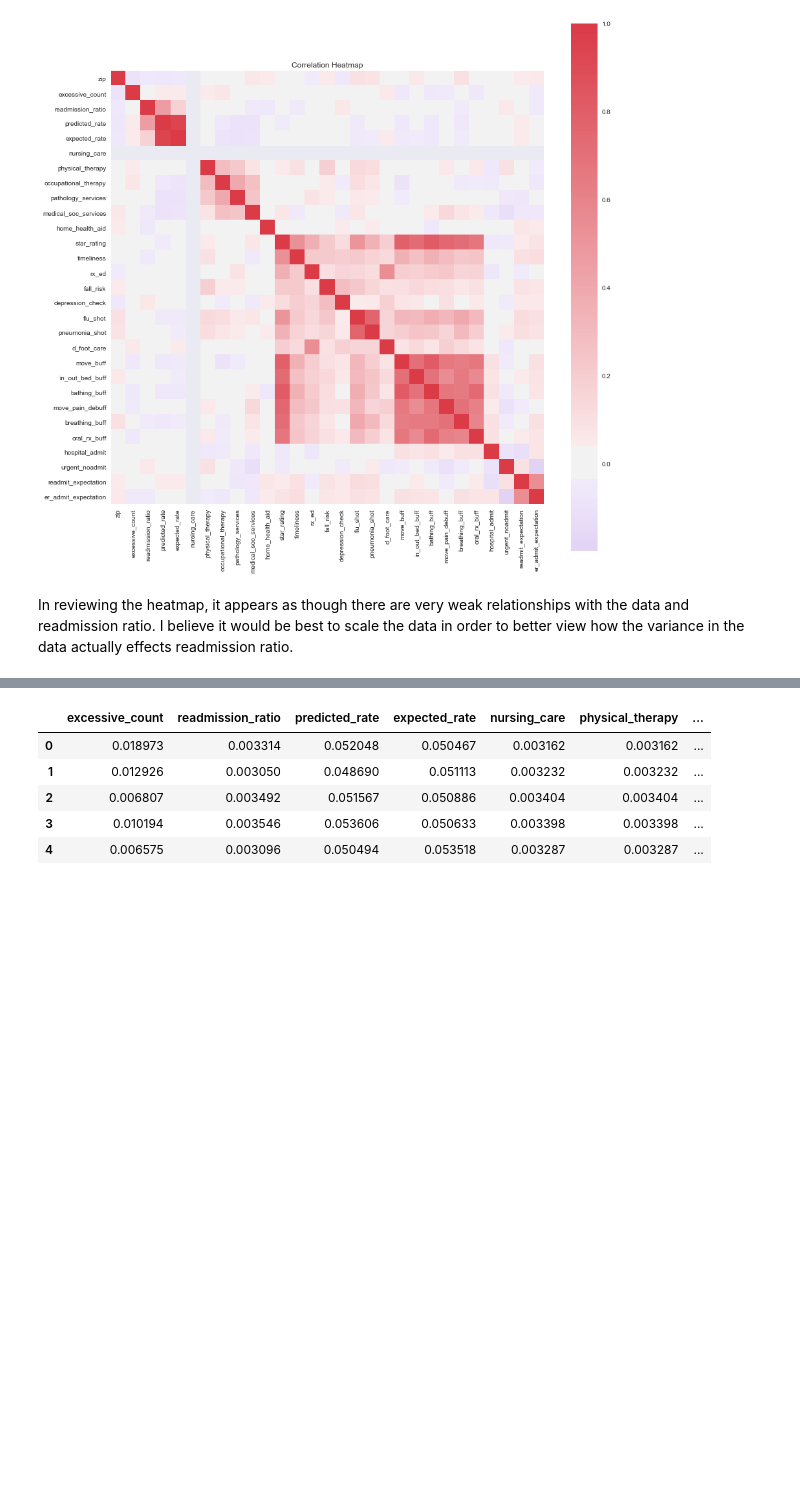
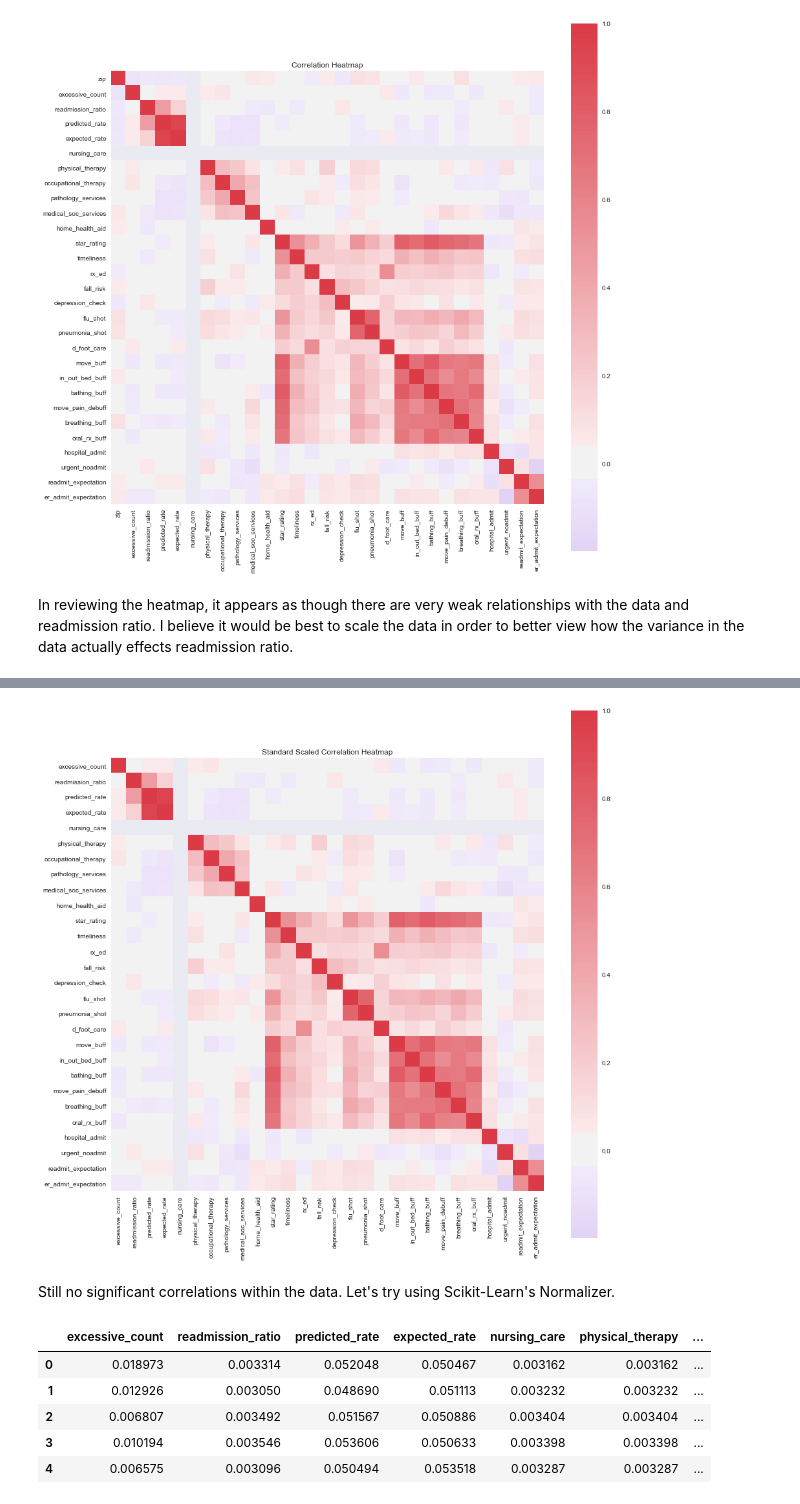
Before and after one commit to jsking751/Capstone_1, a Jupyter notebook: EDA and Analysis/EDA_Part_2.ipynb, the cells around one changed output, grey strips where cells are left out. Cells and saved outputs as stored; diff of their text form; code cells hidden in the pictures; blank space fills up the shorter version.

```diff
--- a/EDA and Analysis/EDA_Part_2.ipynb
+++ b/EDA and Analysis/EDA_Part_2.ipynb
@@ -196,2 +221,11 @@ from statsmodels.formula.api import ols
 col = list(df)
 nums = df.drop(['zip','state'], axis=1)
+# %%
+# Use Scikit-learn's Standard Scaler to scale the data
+from sklearn.preprocessing import StandardScaler
+ss = StandardScaler()
+x = nums.values
+x_ss = ss.fit_transform(x)
+df_ss = pd.DataFrame(x_ss)
+df_ss.columns=col[2:]
+df_ss.head()
@@ -198,3 +240,15 @@ nums = df.drop(['zip','state'], axis=1)
+# %%
+# Create Correlation Matrix to See Noteable Correlaitons from Scaled Data
+f, ax = plt.subplots(figsize=(15, 15))
+corr = df_ss.corr()
+sns.heatmap(corr, mask=np.zeros_like(corr, dtype=np.bool), cmap=sns.diverging_palette(999, 10, as_cmap=True),
+            center=0,square=True, ax=ax)
+plt.title('Standard Scaled Correlation Heatmap')
+plt.show()
+# %% [output]
+[figure, added]
+# %% [markdown]
+Still no significant correlations within the data.  Let's try using Scikit-Learn's Normalizer.
 # %%
 # Normalize Data
 from sklearn.preprocessing import Normalizer
```
Also changed, not shown: parts of 16 cells of this notebook.
